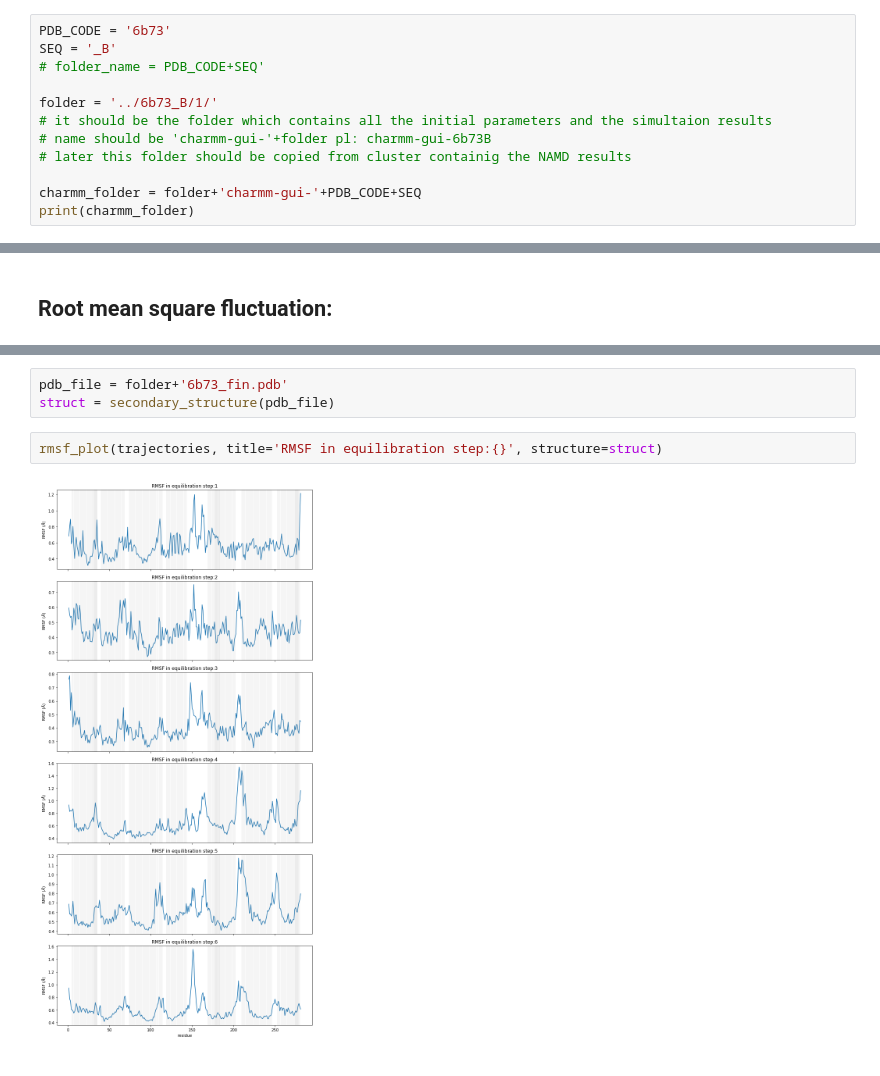
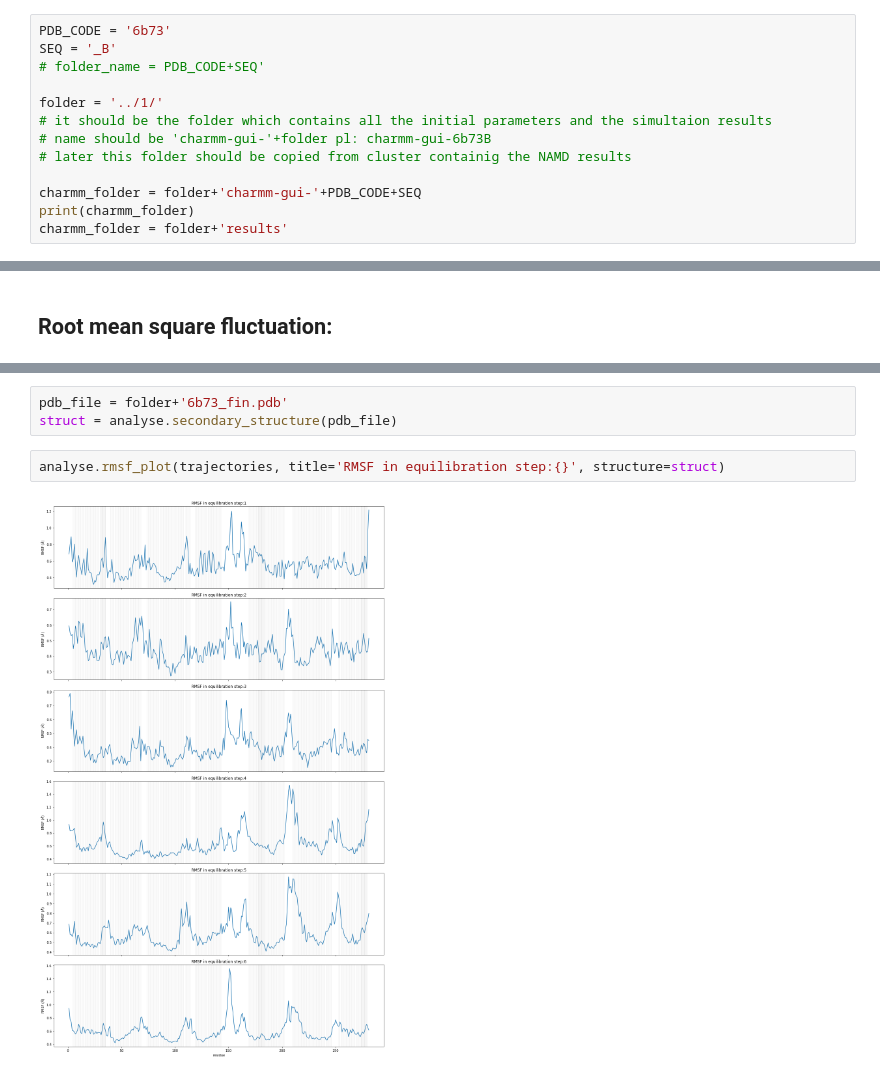
Before and after one commit to evabertalan/opioid_md, a Jupyter notebook: equilibrium_analysis.ipynb, the cells around one changed output, grey strips where cells are left out. Cells and saved outputs as stored; diff of their text form.

Commit message:
creadte analyse module

```diff
--- a/equilibrium_analysis.ipynb
+++ b/equilibrium_analysis.ipynb
@@ -14,11 +14,12 @@ PDB_CODE = '6b73'
 SEQ = '_B'
 # folder_name = PDB_CODE+SEQ'
 
-folder = '../6b73_B/1/'
+folder = '../1/'
 # it should be the folder which contains all the initial parameters and the simultaion results
 # name should be 'charmm-gui-'+folder pl: charmm-gui-6b73B
 # later this folder should be copied from cluster containig the NAMD results
 
 charmm_folder = folder+'charmm-gui-'+PDB_CODE+SEQ
 print(charmm_folder)
+charmm_folder = folder+'results'
 # %% [output]
@@ -111,8 +63,8 @@ def rmsf_plot(trajectories, title, structure=False):
 # %%
 pdb_file = folder+'6b73_fin.pdb'
-struct = secondary_structure(pdb_file)
+struct = analyse.secondary_structure(pdb_file)
 # %%
-rmsf_plot(trajectories, title='RMSF in equilibration step:{}', structure=struct)
+analyse.rmsf_plot(trajectories, title='RMSF in equilibration step:{}', structure=struct)
 # %% [output]
-[figure, old version]
+[figure, new version]
 # %%
```
Also changed, not shown: parts of 8 cells of this notebook, 3 other files.
